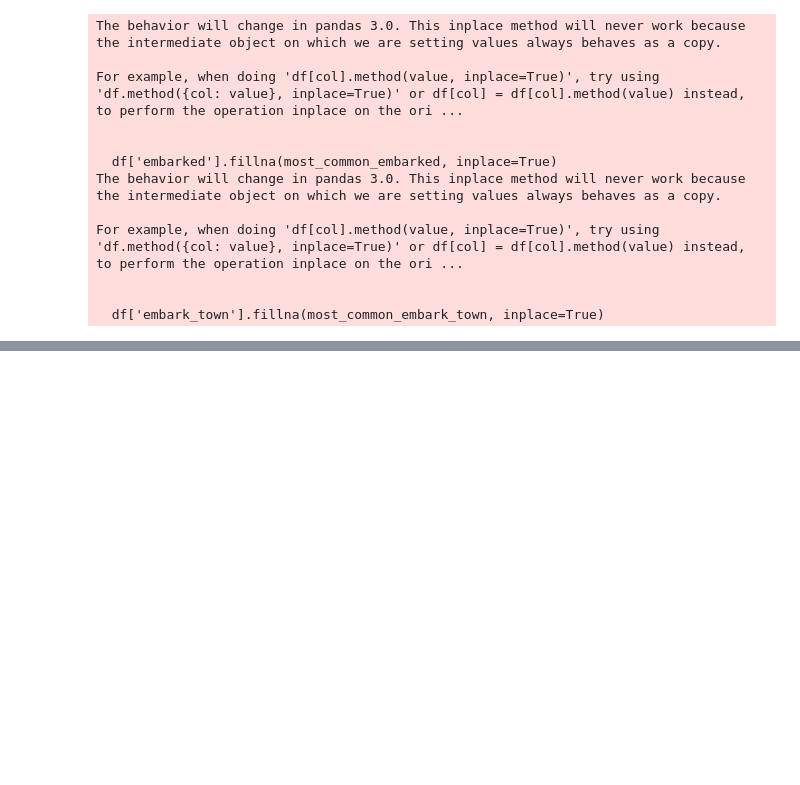
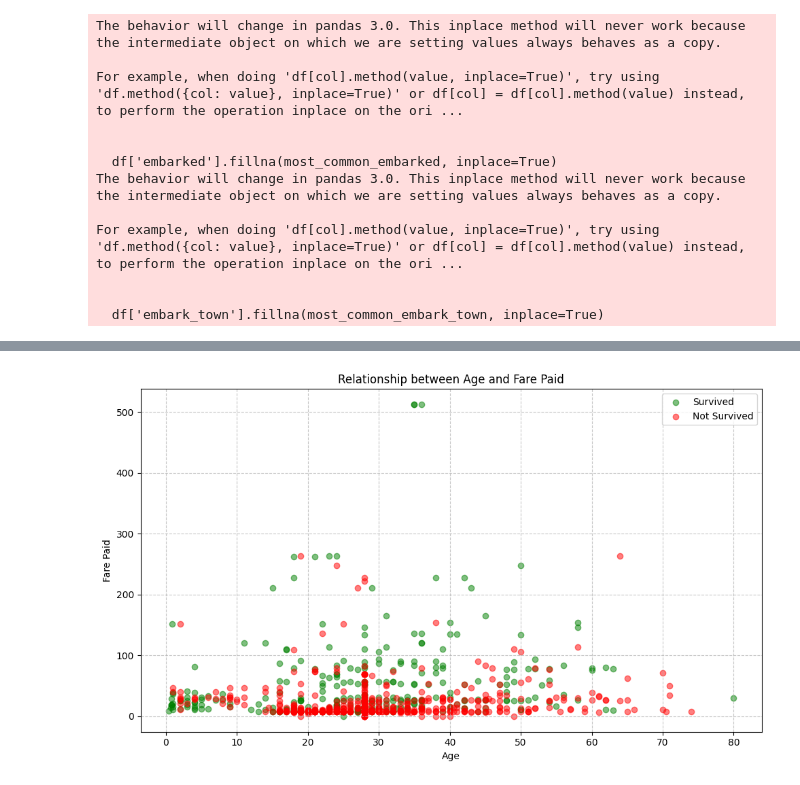
Before and after one commit to eslami200117/Data-Science, a Jupyter notebook: CA2/CA2.ipynb, the cells around one changed output, grey strips where cells are left out. Cells and saved outputs as stored; diff of their text form; code cells hidden in the pictures; blank space fills up the shorter version.

```diff
--- a/CA2/CA2.ipynb
+++ b/CA2/CA2.ipynb
@@ -219,0 +320,13 @@ For example, when doing 'df[col].method(value, inplace=True)', try using 'df.met
+# %%
+plt.figure(figsize=(10, 6))
+plt.scatter(df[df['survived'] == 1]['age'], df[df['survived'] == 1]['fare'], color='green', label='Survived', alpha=0.5)
+plt.scatter(df[df['survived'] == 0]['age'], df[df['survived'] == 0]['fare'], color='red', label='Not Survived', alpha=0.5)
+plt.title('Relationship between Age and Fare Paid') #(Color-coded by Survival)
+plt.xlabel('Age')
+plt.ylabel('Fare Paid')
+plt.legend()
+plt.grid(True, linestyle='--', alpha=0.7)
+plt.tight_layout()
+plt.show()
+# %% [output]
+[figure, added]
```
Also changed, not shown: parts of 10 cells of this notebook.
